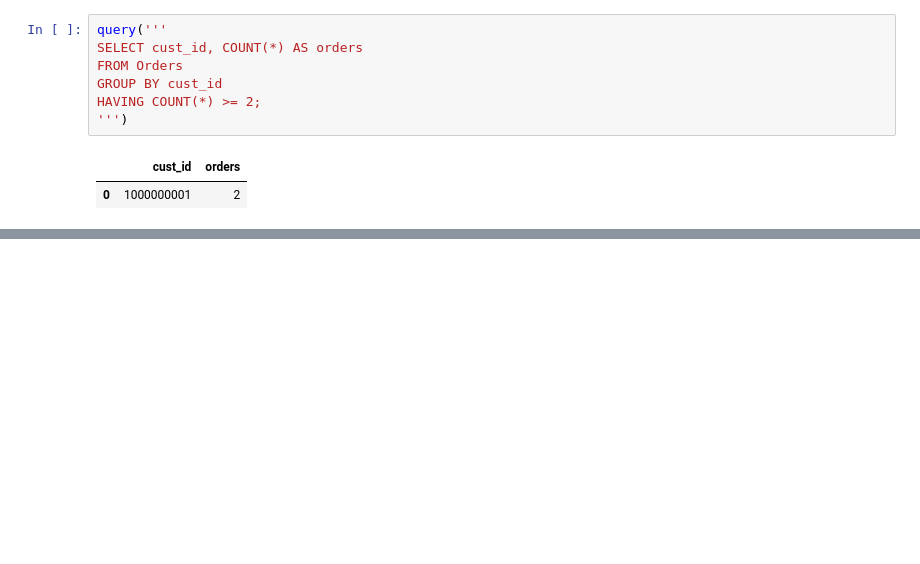
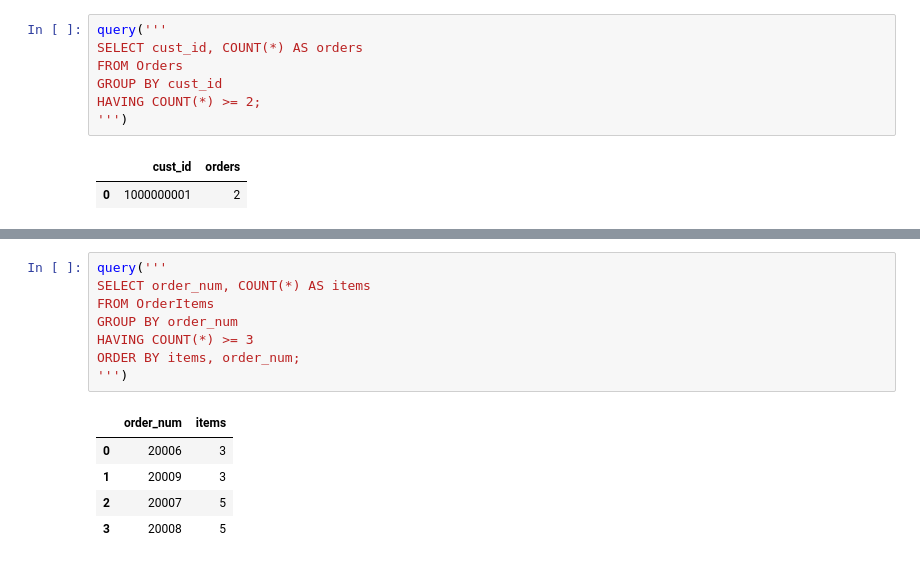
Before and after one commit to alinemati45/mysql_code_leetcode, a Jupyter notebook: Sams Teach Yourself SQL in 10 Minutes Fifth Edition Ben Forta.ipynb, the cells around one changed output, grey strips where cells are left out. Saved outputs shown, nothing was run; the diff lists cells and outputs as text; blank space fills up the shorter version.

```diff
--- a/Sams Teach Yourself SQL in 10 Minutes Fifth Edition Ben Forta.ipynb
+++ b/Sams Teach Yourself SQL in 10 Minutes Fifth Edition Ben Forta.ipynb
@@ -1559,0 +1588,14 @@ HAVING COUNT(*) >= 2;
+# %%
+query('''
+SELECT order_num, COUNT(*) AS items
+FROM OrderItems
+GROUP BY order_num
+HAVING COUNT(*) >= 3
+ORDER BY items, order_num;
+''')
+# %% [output]
+|  | order_num | items |
+| 0 | 20006 | 3 |
+| 1 | 20009 | 3 |
+| 2 | 20007 | 5 |
+| 3 | 20008 | 5 |
```
Also changed, not shown: parts of 17 cells of this notebook.
